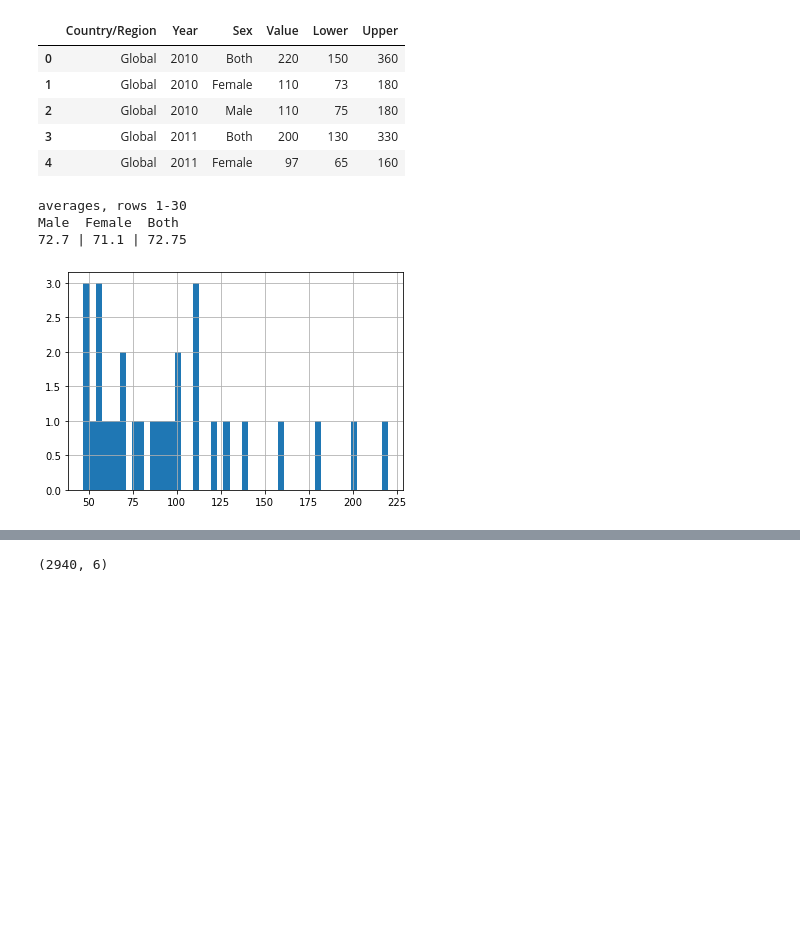
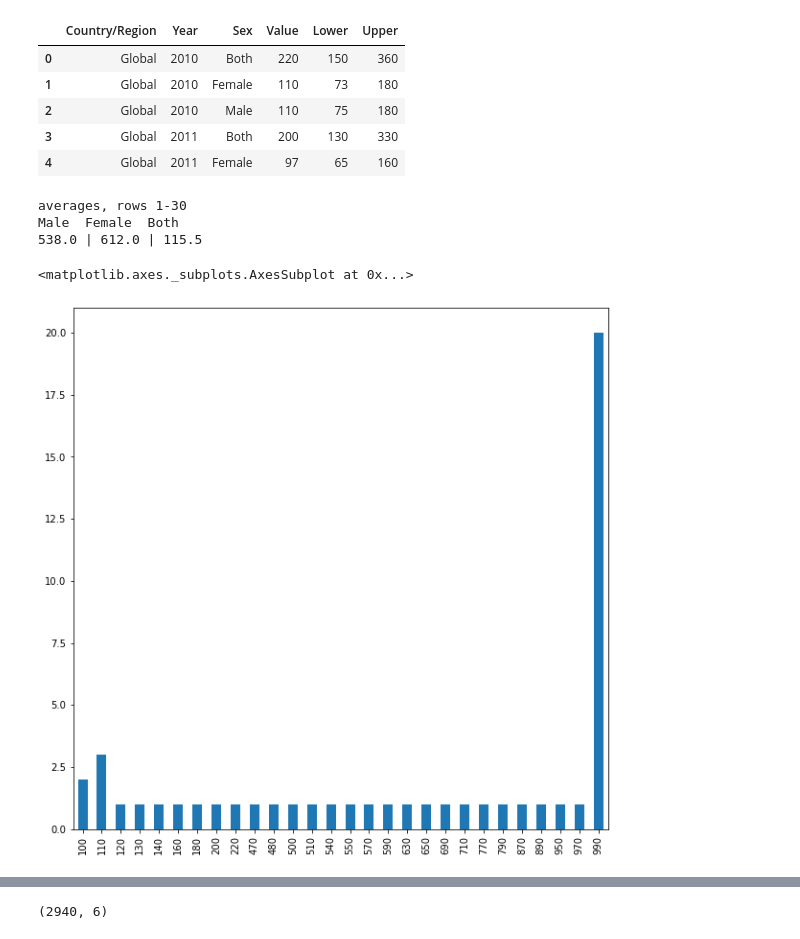
Before and after one commit to Yaiza0706/DataScienceProject, a Jupyter notebook: HIV analysis.ipynb, the cells around one changed output, grey strips where cells are left out. Saved outputs shown, nothing was run; the diff lists cells and outputs as text; code cells hidden in the pictures; blank space fills up the shorter version.

Commit message:
attempt to filter values

```diff
--- a/HIV analysis.ipynb
+++ b/HIV analysis.ipynb
@@ -53,37 +53,56 @@ deaths.head()
 i = 0
 for val in deaths["Value"]:
     try:
+        if int(val) < 100:
+            val = int(val)*10
         deaths["Value"][i] = int(val)
     except ValueError:
         #todo: compute mean by upper&lower, use for replacing values with "<"
         if val.startswith("<"):
             deaths["Value"][i] = int(val[1:]) - 1 #remove "<" and deacrease by 1
         else:
-            deaths["Value"][i] = float(val.replace(",","."))
+            deaths["Value"][i] = int(float(val.replace(",","."))*100)
+            print(deaths["Value"][i])
     i+=1
 #todo: same for upper and lower
 i=0
 for val in deaths["Upper"]:
     try:
+        if int(val) < 100:
+            val = int(val)*10
         deaths["Upper"][i] = int(val)
     except ValueError:
         if val.startswith("<"):
             deaths["Upper"][i] = int(val[1:]) - 1 #remove "<" and deacrease by 1
         else:
-            deaths["Upper"][i] = float(val.replace(",","."))
+            deaths["Upper"][i] = int(float(val.replace(",","."))*100)
+            print(deaths["Upper"][i])
     i+=1
 i=0
 for val in deaths["Lower"]:
     try:
+        if int(val) < 100:
+            val = int(val)*10
         deaths["Lower"][i] = int(val)
     except ValueError:
         #todo: compute mean by upper&lower, use for replacing values with "<"
         if val.startswith("<"):
             deaths["Lower"][i] = int(val[1:]) - 1 #remove "<" and deacrease by 1
         else:
-            deaths["Lower"][i] = float(val.replace(",","."))
+            deaths["Lower"][i] = int(float(val.replace(",","."))*100)
+            print(deaths["Lower"][i])
     i+=1
 #todo optimize
+
+#for v in range(len(deaths)):
+#    while deaths["Value"][v] < deaths["Lower"][v] or deaths["Value"][v]*10 < deaths["Upper"][v]: #if value is too low
+#        deaths["Value"][v] *= 10 #multiply by 10 while needed
+#
+#    while deaths["Upper"][v] < deaths["Lower"][v] or deaths["Upper"][v] < deaths["Value"][v]: #if upper is too low
+#        deaths["Upper"][v] *= 10 #multiply by 10 while needed
+#
+#    while deaths["Lower"][v]*10 < deaths["Upper"][v] or deaths["Lower"][v]*10 < deaths["Value"][v]: #if lower is too low
+#        deaths["Upper"][v] *= 10 #multiply by 10 while needed
 # %%
 vals = deaths["Value"][:30]
 genders = deaths["Sex"][:30]
@@ -111,11 +130,12 @@ print(str(total_M/count_M) + " | " + str(total_F/count_F) + " | " + str((total_B
 # %% [output]
 averages, rows 1-30
 Male  Female  Both
-72.7 | 71.1 | 72.75
+538.0 | 612.0 | 115.5
 # %%
 from numpy import histogram as hist
 #hist(vals)
-hist = deaths[:30]["Value"].hist(bins = 50)
-#deaths["Value"][:100].value_counts().sort_index().plot(kind="bar")
+#hist = deaths[:30]["Value"].hist(bins = 50)
+deaths["Value"][:50].value_counts().sort_index().plot(kind="bar")
 # %% [output]
+<matplotlib.axes._subplots.AxesSubplot at 0x...>
-[figure, old version]
+[figure, new version]
```
Also changed, not shown: parts of 2 cells of this notebook.
